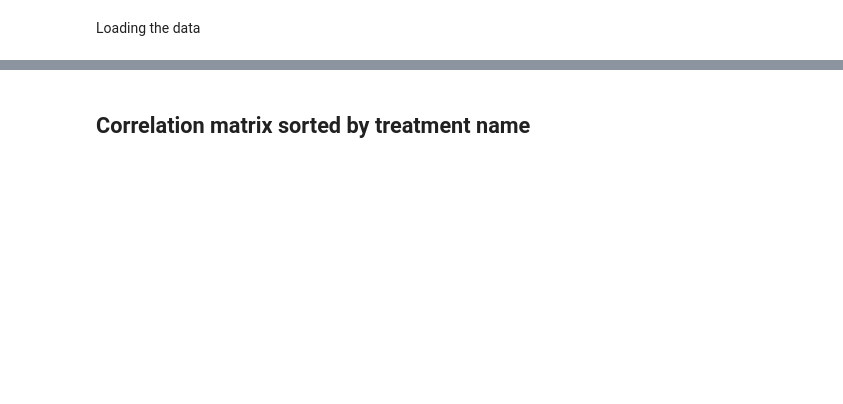
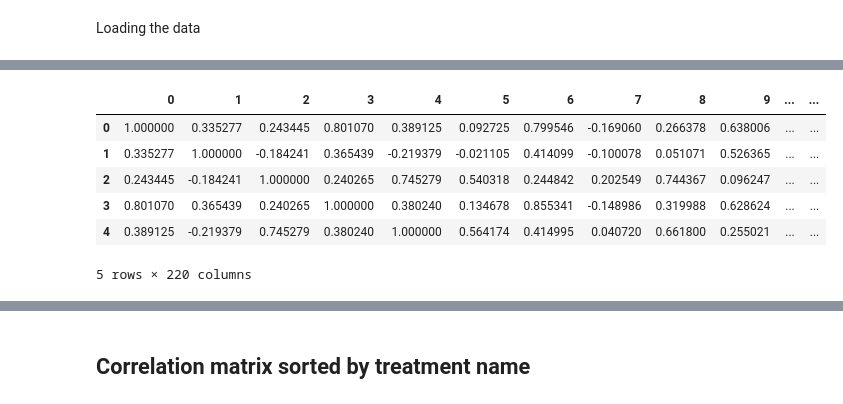
Before and after one commit to WayScience/CFReT-screen-mAP-analysis, a Jupyter notebook: notebooks/exploratory-analysis/correlation-matrix/correlation-matrix.ipynb, the cells around one changed output, grey strips where cells are left out. Drawn from its saved outputs; the diff is of its cells as text; code cells hidden in the pictures; blank space fills up the shorter version.

```diff
--- a/notebooks/exploratory-analysis/correlation-matrix/correlation-matrix.ipynb
+++ b/notebooks/exploratory-analysis/correlation-matrix/correlation-matrix.ipynb
@@ -39,0 +49,13 @@ treatment_corr_matrix = treatment_morph_df.corr(method="pearson")
+# %%
+# load the data
+concat_profile_df = pd.read_csv(data_path)
+
+# update the Pathway label for wells treated with DMSO
+concat_profile_df["Metadata_Pathway"] = concat_profile_df.apply(
+	lambda row: update_dmso_pathway_label(row["Metadata_treatment"], row["Metadata_Pathway"]), axis=1
+)
+
+# split the data into metadata and features
+meta_cols, feat_cols = data_utils.split_meta_and_features(concat_profile_df)
+
+concat_profile_df.head()
@@ -39,0 +74,20 @@ treatment_corr_matrix = treatment_morph_df.corr(method="pearson")
+# %%
+# creating a dataframe with only the pathway and morphological features
+pathway_df = concat_profile_df[["Metadata_treatment", "Metadata_Pathway"] + feat_cols]
+pathway_df["Metadata_Pathway"].replace("NaN", "No Pathway", inplace=True)
+
+# creating a dataframe with only morphological features
+morph_df = pathway_df[feat_cols].copy()
+
+# Calculate the pearson correlation between treated samples (well-level profiles)
+sample_corr_matrix = morph_df.T.corr(method="pearson")
+
+sample_corr_matrix.head()
+# %% [output]
+|  | 0 | 1 | 2 | 3 | 4 | 5 | 6 | 7 | 8 | 9 | ... | ... |
+| 0 | 1.000000 | 0.335277 | 0.243445 | 0.801070 | 0.389125 | 0.092725 | 0.799546 | -0.169060 | 0.266378 | 0.638006 | ... | ... |
+| 1 | 0.335277 | 1.000000 | -0.184241 | 0.365439 | -0.219379 | -0.021105 | 0.414099 | -0.100078 | 0.051071 | 0.526365 | ... | ... |
+| 2 | 0.243445 | -0.184241 | 1.000000 | 0.240265 | 0.745279 | 0.540318 | 0.244842 | 0.202549 | 0.744367 | 0.096247 | ... | ... |
+| 3 | 0.801070 | 0.365439 | 0.240265 | 1.000000 | 0.380240 | 0.134678 | 0.855341 | -0.148986 | 0.319988 | 0.628624 | ... | ... |
+| 4 | 0.389125 | -0.219379 | 0.745279 | 0.380240 | 1.000000 | 0.564174 | 0.414995 | 0.040720 | 0.661800 | 0.255021 | ... | ... |
+5 rows × 220 columns
```
Also changed, not shown: parts of 16 cells of this notebook, 3 other files.
